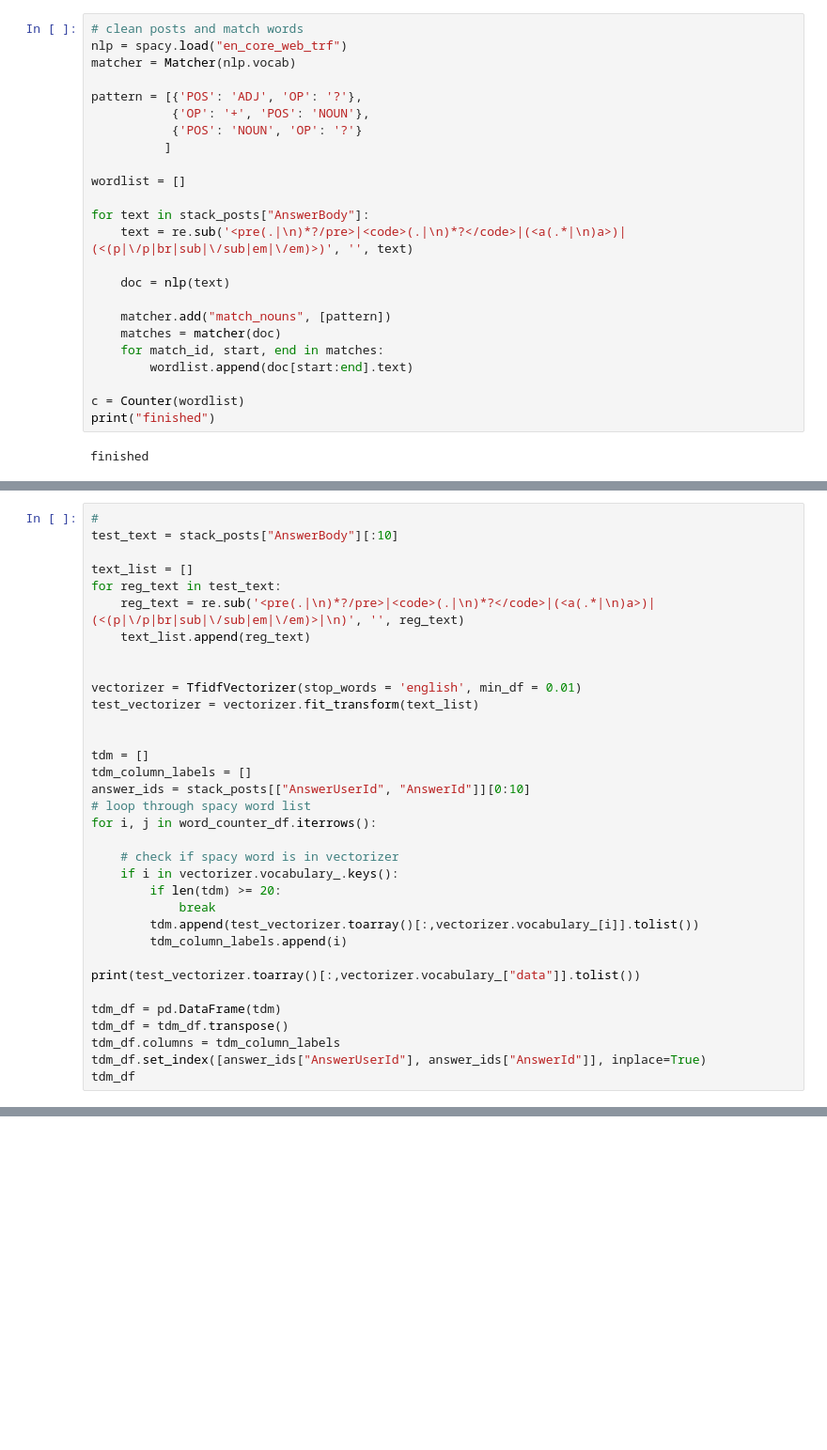
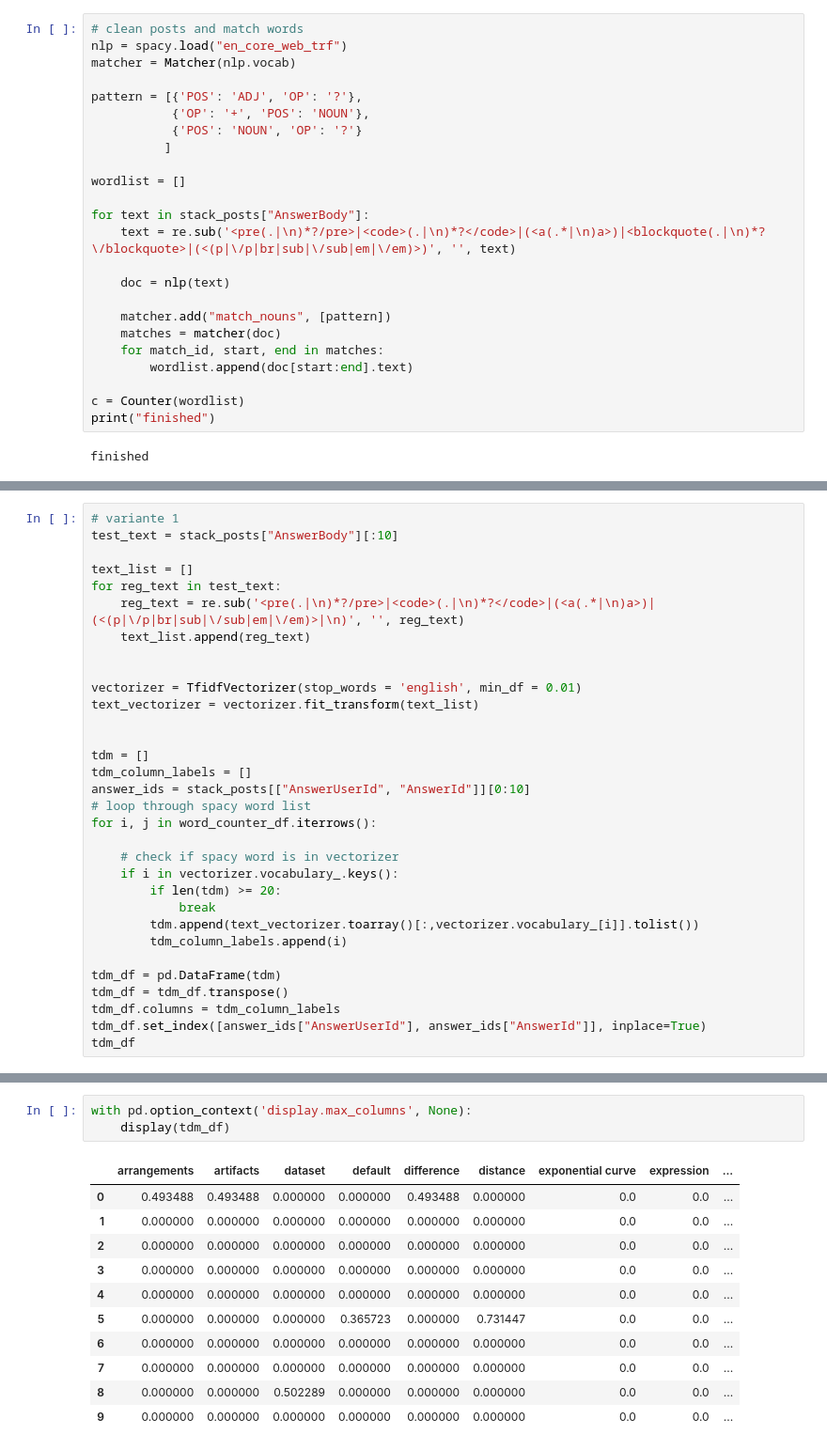
Before and after one commit to LBraunshausen/MSR-JupyterLabs, a Jupyter notebook: Mining Hausaufgabe2.ipynb, the cells around one changed output, grey strips where cells are left out. Shown at 94% size. Drawn from its saved outputs; the diff is of its cells as text; blank space fills up the shorter version.

```diff
--- a/Mining Hausaufgabe2.ipynb
+++ b/Mining Hausaufgabe2.ipynb
@@ -52,7 +55,7 @@ pattern = [{'POS': 'ADJ', 'OP': '?'},
 wordlist = []
 
 for text in stack_posts["AnswerBody"]:
-    text = re.sub('<pre(.|\n)*?/pre>|<code>(.|\n)*?</code>|(<a(.*|\n)a>)|(<(p|\/p|br|sub|\/sub|em|\/em)>)', '', text)
+    text = re.sub('<pre(.|\n)*?/pre>|<code>(.|\n)*?</code>|(<a(.*|\n)a>)|<blockquote(.|\n)*?\/blockquote>|(<(p|\/p|br|sub|\/sub|em|\/em)>)', '', text)
 
     doc = nlp(text)
 
@@ -86,7 +90,7 @@ figure.set_ylabel("Häufigkeit")
 Text(0, 0.5, 'Häufigkeit')
 [figure]
 # %%
-#
+# variante 1
 test_text = stack_posts["AnswerBody"][:10]
 
 text_list = []
@@ -96,7 +100,7 @@ for reg_text in test_text:
 
 
 vectorizer = TfidfVectorizer(stop_words = 'english', min_df = 0.01)
-test_vectorizer = vectorizer.fit_transform(text_list)
+text_vectorizer = vectorizer.fit_transform(text_list)
 
 
 tdm = []
@@ -109,10 +113,8 @@ for i, j in word_counter_df.iterrows():
     if i in vectorizer.vocabulary_.keys():
         if len(tdm) >= 20:
             break
-        tdm.append(test_vectorizer.toarray()[:,vectorizer.vocabulary_[i]].tolist())
+        tdm.append(text_vectorizer.toarray()[:,vectorizer.vocabulary_[i]].tolist())
         tdm_column_labels.append(i)
-
-print(test_vectorizer.toarray()[:,vectorizer.vocabulary_["data"]].tolist())
 
 tdm_df = pd.DataFrame(tdm)
 tdm_df = tdm_df.transpose()
@@ -135,0 +187,15 @@ tdm_df
+# %%
+with pd.option_context('display.max_columns', None):
+    display(tdm_df)
+# %% [output]
+|  | arrangements | artifacts | dataset | default | difference | distance | exponential curve | expression | ... |
+| 0 | 0.493488 | 0.493488 | 0.000000 | 0.000000 | 0.493488 | 0.000000 | 0.0 | 0.0 | ... |
+| 1 | 0.000000 | 0.000000 | 0.000000 | 0.000000 | 0.000000 | 0.000000 | 0.0 | 0.0 | ... |
+| 2 | 0.000000 | 0.000000 | 0.000000 | 0.000000 | 0.000000 | 0.000000 | 0.0 | 0.0 | ... |
+| 3 | 0.000000 | 0.000000 | 0.000000 | 0.000000 | 0.000000 | 0.000000 | 0.0 | 0.0 | ... |
+| 4 | 0.000000 | 0.000000 | 0.000000 | 0.000000 | 0.000000 | 0.000000 | 0.0 | 0.0 | ... |
+| 5 | 0.000000 | 0.000000 | 0.000000 | 0.365723 | 0.000000 | 0.731447 | 0.0 | 0.0 | ... |
+| 6 | 0.000000 | 0.000000 | 0.000000 | 0.000000 | 0.000000 | 0.000000 | 0.0 | 0.0 | ... |
+| 7 | 0.000000 | 0.000000 | 0.000000 | 0.000000 | 0.000000 | 0.000000 | 0.0 | 0.0 | ... |
+| 8 | 0.000000 | 0.000000 | 0.502289 | 0.000000 | 0.000000 | 0.000000 | 0.0 | 0.0 | ... |
+| 9 | 0.000000 | 0.000000 | 0.000000 | 0.000000 | 0.000000 | 0.000000 | 0.0 | 0.0 | ... |
```
Also changed, not shown: parts of 3 cells of this notebook.
